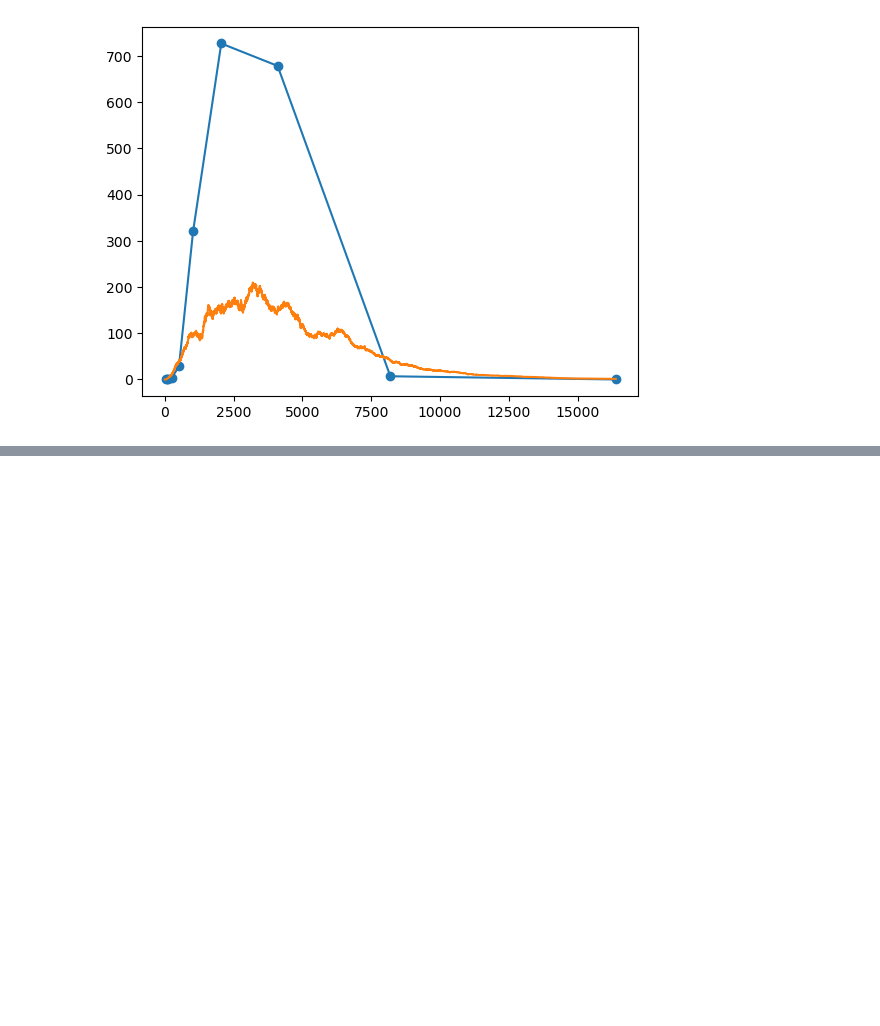
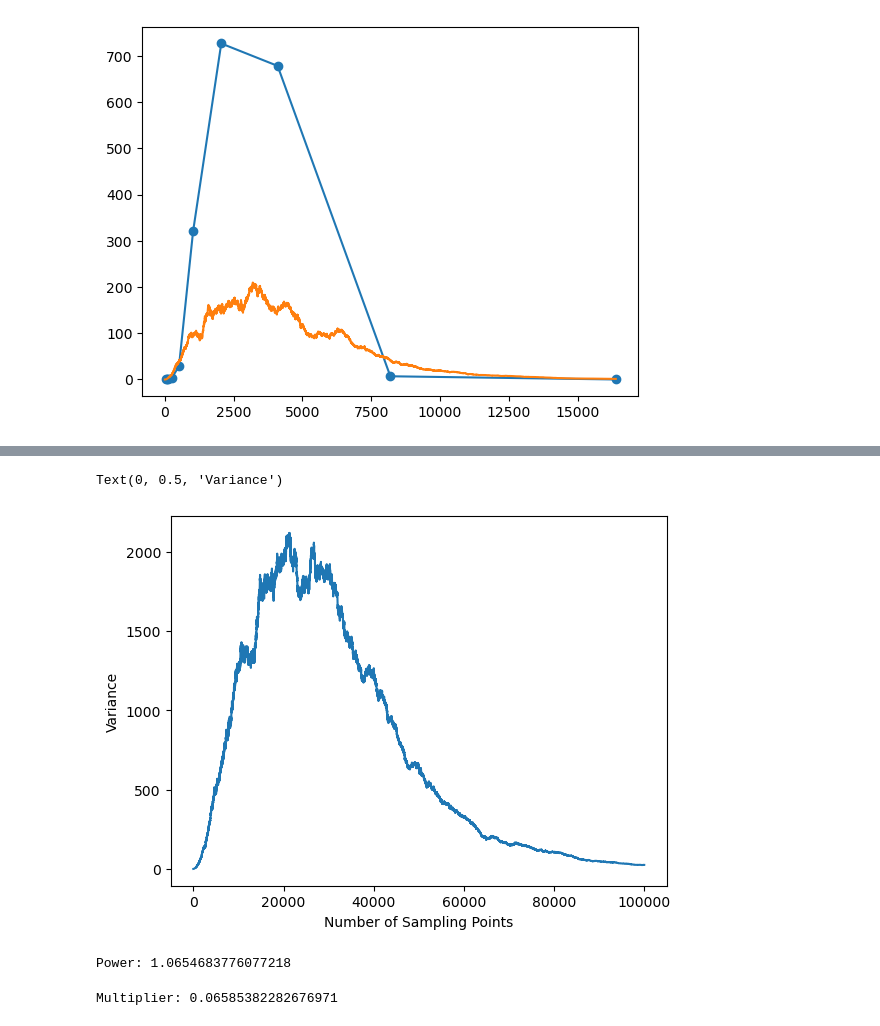
Before and after one commit to Gautam-Chauhan/MSc-Thesis, a Jupyter notebook: scenario_1.ipynb, the cells around one changed output, grey strips where cells are left out. Saved outputs shown, nothing was run; the diff lists cells and outputs as text; code cells hidden in the pictures; blank space fills up the shorter version.

```diff
--- a/scenario_1.ipynb
+++ b/scenario_1.ipynb
@@ -864,0 +936,8 @@ plt.plot(x[:2**14+1],uniform_variances[1,:2**14+1])
+# %%
+x = np.arange(100000)
+plt.plot(x,uniform_variances_b[4,:100000])
+plt.xlabel("Number of Sampling Points")
+plt.ylabel("Variance")
+# %% [output]
+Text(0, 0.5, 'Variance')
+[figure, added]
@@ -864,0 +953,8 @@ plt.plot(x[:2**14+1],uniform_variances[1,:2**14+1])
+# %%
+print("Power: " + str(m))
+# %% [output]
+Power: 1.0654683776077218
+# %%
+print("Multiplier: " + str(np.exp(c)))
+# %% [output]
+Multiplier: 0.06585382282676971
```
Also changed, not shown: parts of 30 cells of this notebook.
